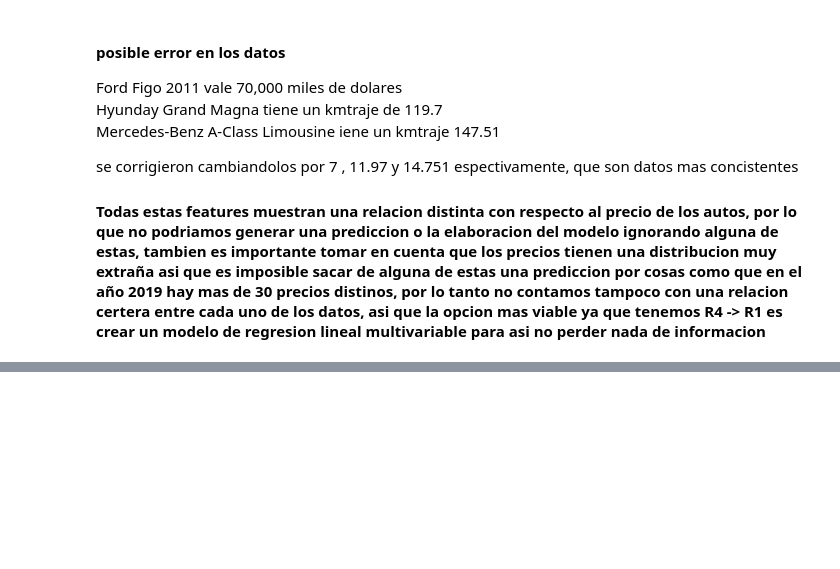
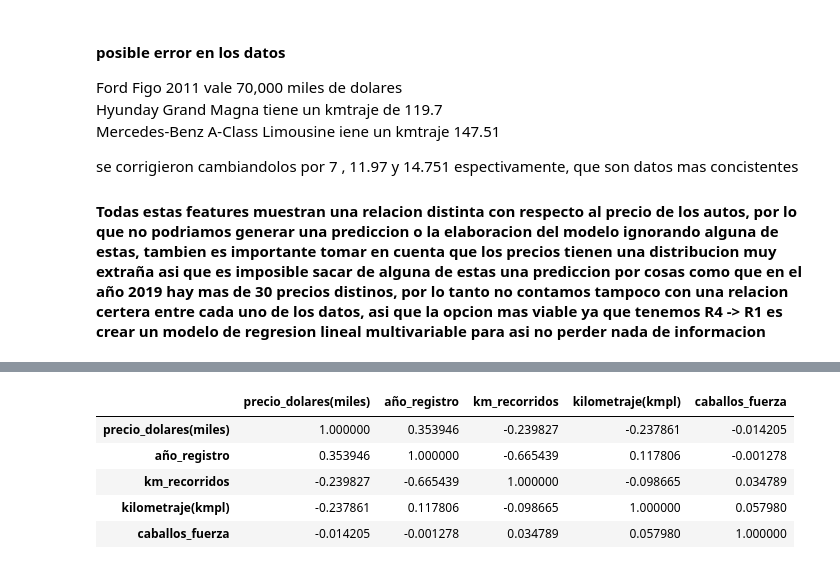
Before and after one commit to Viernes137/ProyectoIA, a Jupyter notebook: Proyecto.ipynb, the cells around one changed output, grey strips where cells are left out. Saved outputs shown, nothing was run; the diff lists cells and outputs as text; code cells hidden in the pictures; blank space fills up the shorter version.

Commit message:
ahora vemos las relaciones¿¿¿

```diff
--- a/Proyecto.ipynb
+++ b/Proyecto.ipynb
@@ -4,8 +4,11 @@ import matplotlib.pyplot as plt
 from sklearn.linear_model import LinearRegression
 import pandas as pd
 
-dataSet = pd.read_csv("Carros_Usados_Dataset - Used Car Dataset.csv")
-print(dataSet.head())
+from sklearn.metrics import r2_score, mean_squared_error
+from sklearn.preprocessing import StandardScaler
+
+datos = pd.read_csv("Carros_Usados_Dataset - Used Car Dataset.csv")
+print(datos.head())
 # %% [output]
                                               modelo año_registro  \
 0                    2017 Mercedes-Benz S-Class S400       jul-17
@@ -132,0 +151,10 @@ Coeficientes:
+# %%
+relaciones = datos[['precio_dolares(miles)','año_registro', 'km_recorridos', 'kilometraje(kmpl)', 'caballos_fuerza']].corr()
+relaciones
+# %% [output]
+|  | precio_dolares(miles) | año_registro | km_recorridos | kilometraje(kmpl) | caballos_fuerza |
+| precio_dolares(miles) | 1.000000 | 0.353946 | -0.239827 | -0.237861 | -0.014205 |
+| año_registro | 0.353946 | 1.000000 | -0.665439 | 0.117806 | -0.001278 |
+| km_recorridos | -0.239827 | -0.665439 | 1.000000 | -0.098665 | 0.034789 |
+| kilometraje(kmpl) | -0.237861 | 0.117806 | -0.098665 | 1.000000 | 0.057980 |
+| caballos_fuerza | -0.014205 | -0.001278 | 0.034789 | 0.057980 | 1.000000 |
```
Also changed, not shown: parts of 6 cells of this notebook.
